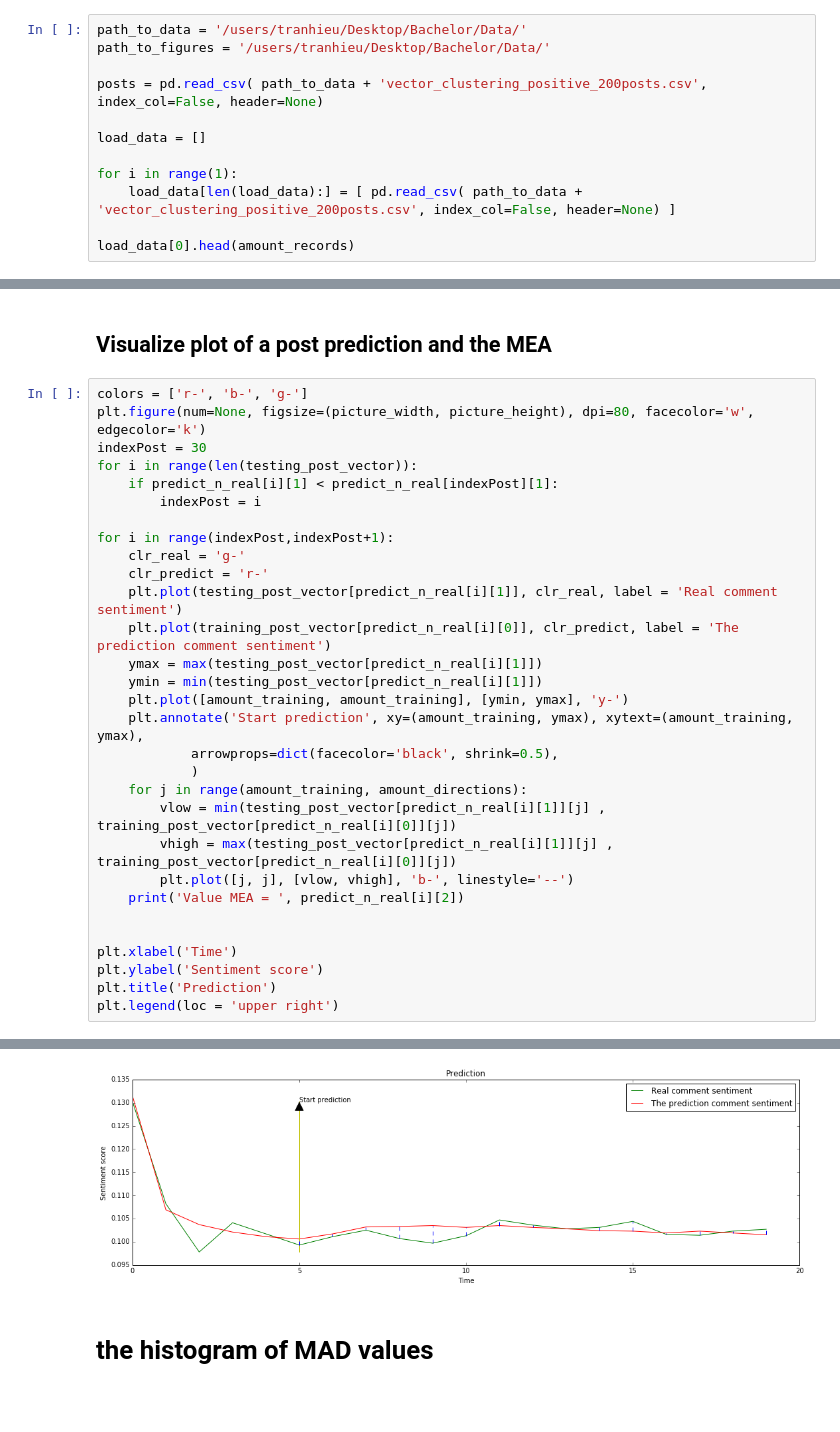
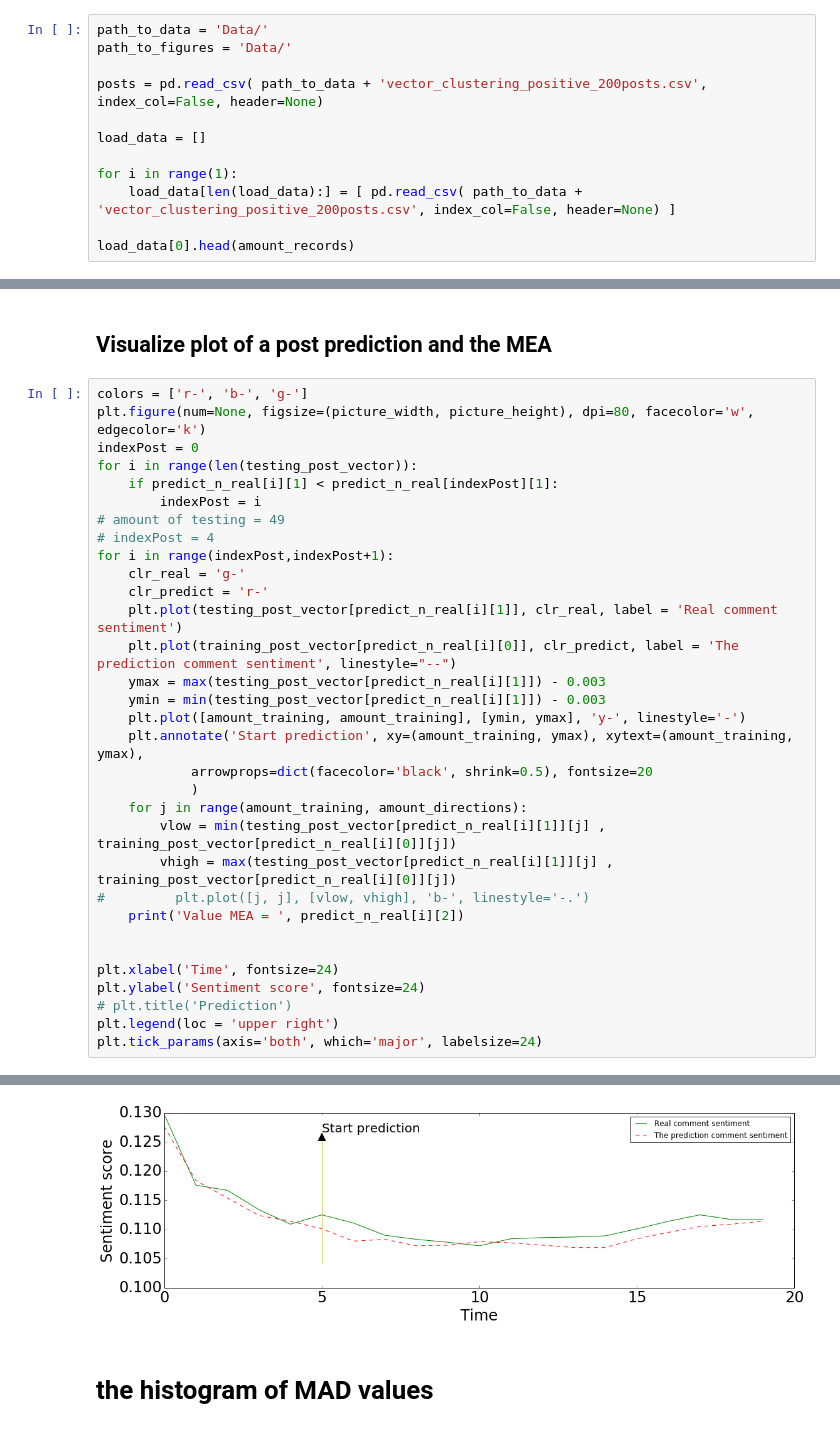
Before and after one commit to trunghieu-tran/Sentiment-Analysis-facebook-comments, a Jupyter notebook: A Method Automation Forecasting based on Cluster Profiles - For sentiment analysis of Facebook comment.ipynb, the cells around one changed output, grey strips where cells are left out. Cells and saved outputs as stored; diff of their text form; blank space fills up the shorter version.

```diff
--- a/A Method Automation Forecasting based on Cluster Profiles - For sentiment analysis of Facebook comment.ipynb
+++ b/A Method Automation Forecasting based on Cluster Profiles - For sentiment analysis of Facebook comment.ipynb
@@ -34,8 +34,8 @@ amount_directions = 20
 # %% [markdown]
 ## Load Data
 # %%
-path_to_data = '/users/tranhieu/Desktop/Bachelor/Data/'
-path_to_figures = '/users/tranhieu/Desktop/Bachelor/Data/'
+path_to_data = 'Data/'
+path_to_figures = 'Data/'
 
 posts = pd.read_csv( path_to_data + 'vector_clustering_positive_200posts.csv', index_col=False, header=None)
 
@@ -382,31 +388,33 @@ print("%.4f" % (ss / 49.0))
 # %%
 colors = ['r-', 'b-', 'g-']
 plt.figure(num=None, figsize=(picture_width, picture_height), dpi=80, facecolor='w', edgecolor='k')
-indexPost = 30
+indexPost = 0
 for i in range(len(testing_post_vector)):
     if predict_n_real[i][1] < predict_n_real[indexPost][1]:
         indexPost = i
-
+# amount of testing = 49
+# indexPost = 4
 for i in range(indexPost,indexPost+1):
     clr_real = 'g-'
     clr_predict = 'r-'
     plt.plot(testing_post_vector[predict_n_real[i][1]], clr_real, label = 'Real comment sentiment')
-    plt.plot(training_post_vector[predict_n_real[i][0]], clr_predict, label = 'The prediction comment sentiment')
-    ymax = max(testing_post_vector[predict_n_real[i][1]])
-    ymin = min(testing_post_vector[predict_n_real[i][1]])
-    plt.plot([amount_training, amount_training], [ymin, ymax], 'y-')
+    plt.plot(training_post_vector[predict_n_real[i][0]], clr_predict, label = 'The prediction comment sentiment', linestyle="--")
+    ymax = max(testing_post_vector[predict_n_real[i][1]]) - 0.003
+    ymin = min(testing_post_vector[predict_n_real[i][1]]) - 0.003
+    plt.plot([amount_training, amount_training], [ymin, ymax], 'y-', linestyle='-')
     plt.annotate('Start prediction', xy=(amount_training, ymax), xytext=(amount_training, ymax),
-            arrowprops=dict(facecolor='black', shrink=0.5),
+            arrowprops=dict(facecolor='black', shrink=0.5), fontsize=20
             )
     for j in range(amount_training, amount_directions):
         vlow = min(testing_post_vector[predict_n_real[i][1]][j] , training_post_vector[predict_n_real[i][0]][j])
         vhigh = max(testing_post_vector[predict_n_real[i][1]][j] , training_post_vector[predict_n_real[i][0]][j])
-        plt.plot([j, j], [vlow, vhigh], 'b-', linestyle='--')
+#         plt.plot([j, j], [vlow, vhigh], 'b-', linestyle='-.')
     print('Value MEA = ', predict_n_real[i][2])
 
 
-plt.xlabel('Time')
-plt.ylabel('Sentiment score')
-plt.title('Prediction')
+plt.xlabel('Time', fontsize=24)
+plt.ylabel('Sentiment score', fontsize=24)
+# plt.title('Prediction')
 plt.legend(loc = 'upper right')
+plt.tick_params(axis='both', which='major', labelsize=24)
 # %% [output]
@@ -415,4 +422,4 @@ Value MEA =  0.00120666666667
-[figure, old version]
+[figure, new version]
 # %% [markdown]
 # the histogram of MAD values
 # %%
```
Also changed, not shown: parts of 9 cells of this notebook, 9 other files.
